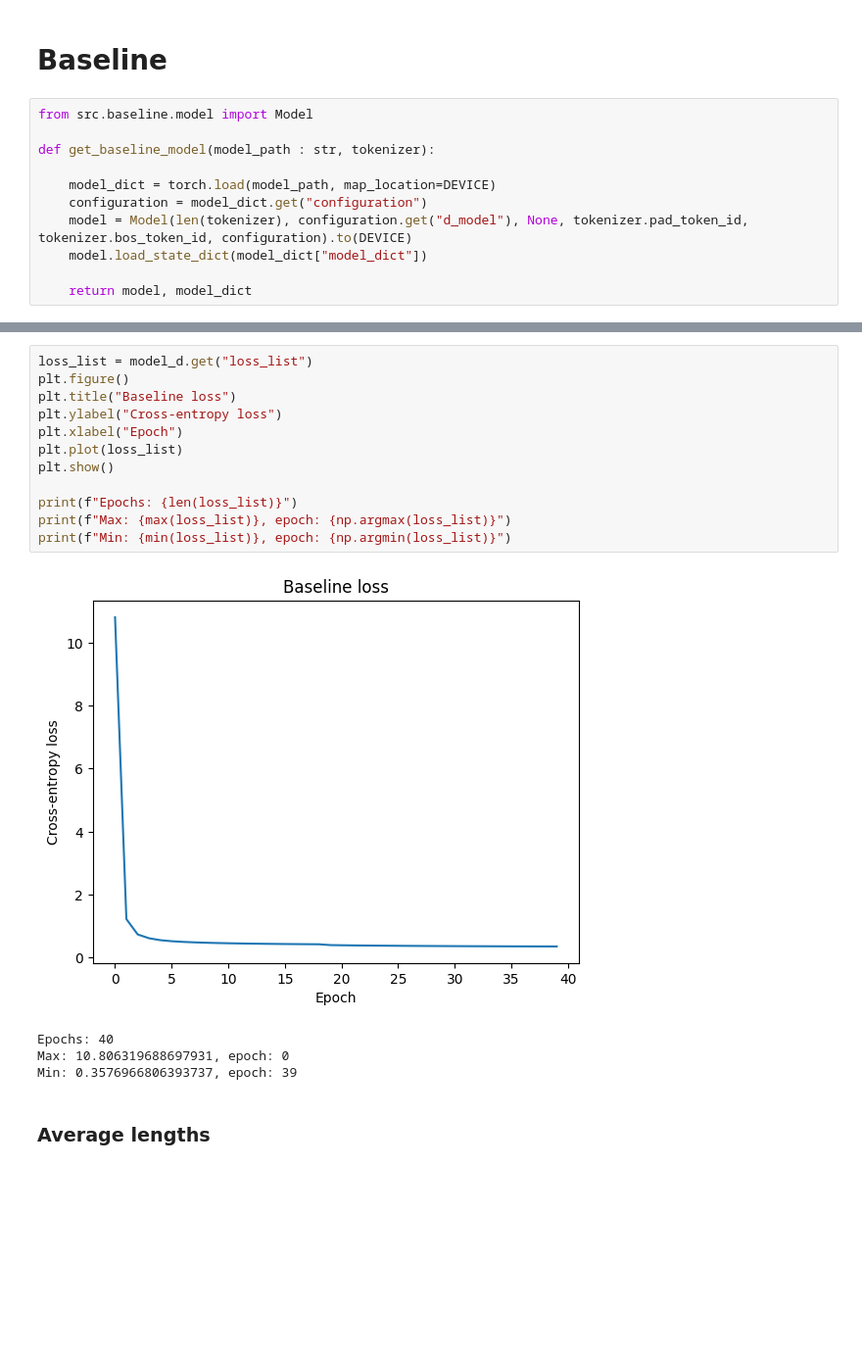
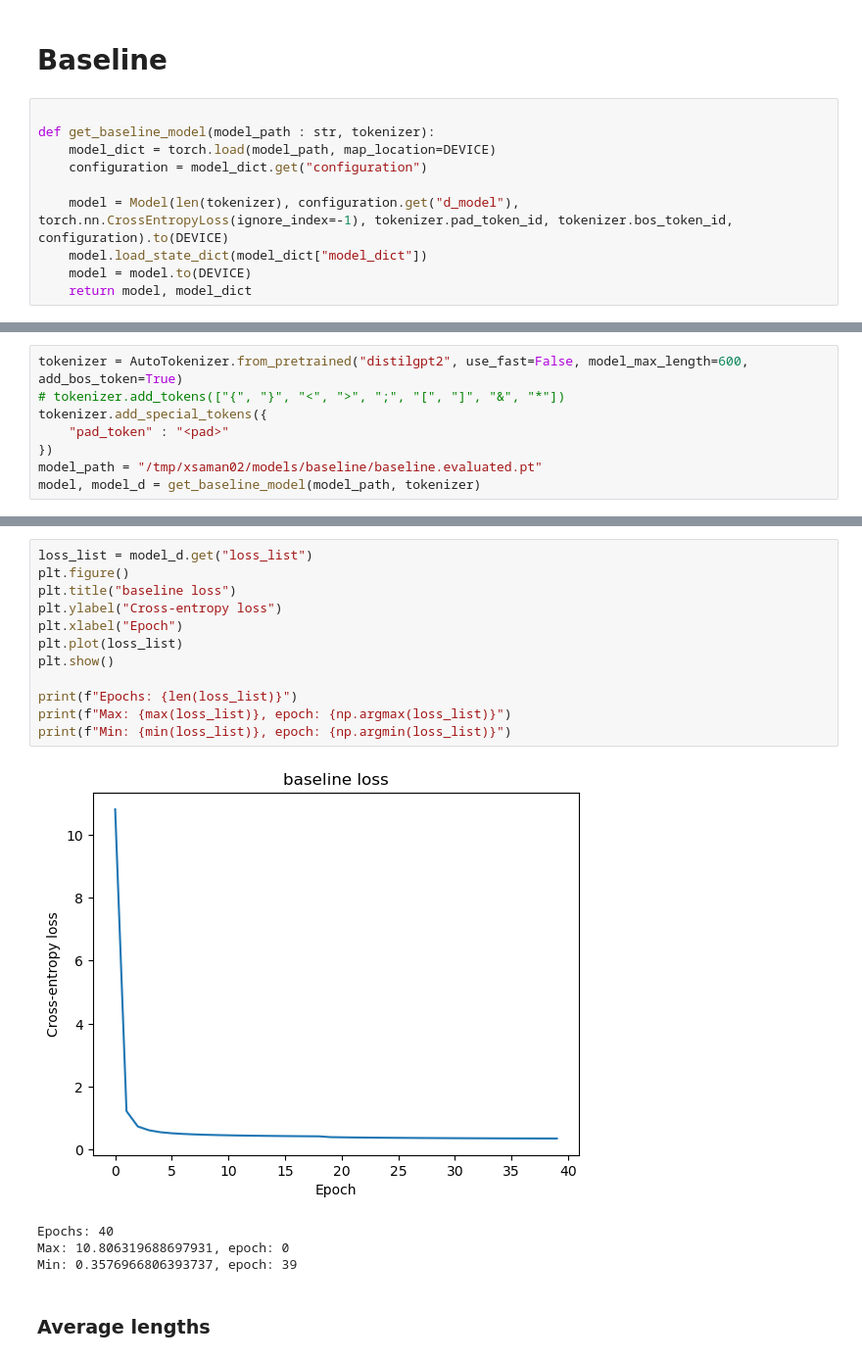
Before and after one commit to Samanek-Jan/Project, a Jupyter notebook: src/baseline/notebooks/evaluate_metrics.ipynb, the cells around one changed output, grey strips where cells are left out. Shown at 98% size. Saved outputs shown, nothing was run; the diff lists cells and outputs as text; blank space fills up the shorter version.

Commit message:
add evaluate metric scripts

```diff
--- a/src/baseline/notebooks/evaluate_metrics.ipynb
+++ b/src/baseline/notebooks/evaluate_metrics.ipynb
@@ -224,13 +227,12 @@ def compute_metrics(sources : List[str], targets : List[str], preds : List[str],
 # %% [markdown]
 # Baseline
 # %%
-from src.baseline.model import Model
 
 def get_baseline_model(model_path : str, tokenizer):
-
     model_dict = torch.load(model_path, map_location=DEVICE)
     configuration = model_dict.get("configuration")
-    model = Model(len(tokenizer), configuration.get("d_model"), None, tokenizer.pad_token_id, tokenizer.bos_token_id, configuration).to(DEVICE)
+
+    model = Model(len(tokenizer), configuration.get("d_model"), torch.nn.CrossEntropyLoss(ignore_index=-1), tokenizer.pad_token_id, tokenizer.bos_token_id, configuration).to(DEVICE)
     model.load_state_dict(model_dict["model_dict"])
-
+    model = model.to(DEVICE)
     return model, model_dict
@@ -246 +239,9 @@ model, model_d = get_baseline_model(model_path, tokenizer)
+# %%
+tokenizer = AutoTokenizer.from_pretrained("distilgpt2", use_fast=False, model_max_length=600, add_bos_token=True)
+# tokenizer.add_tokens(["{", "}", "<", ">", ";", "[", "]", "&", "*"])
+tokenizer.add_special_tokens({
+    "pad_token" : "<pad>"
+})
+model_path = "/tmp/xsaman02/models/baseline/baseline.evaluated.pt"
+model, model_d = get_baseline_model(model_path, tokenizer)
 # %%
@@ -251,17 +332,17 @@ Using random 39 samples
 # %%
 loss_list = model_d.get("loss_list")
 plt.figure()
-plt.title("Baseline loss")
+plt.title("baseline loss")
 plt.ylabel("Cross-entropy loss")
 plt.xlabel("Epoch")
 plt.plot(loss_list)
 plt.show()
 
 print(f"Epochs: {len(loss_list)}")
 print(f"Max: {max(loss_list)}, epoch: {np.argmax(loss_list)}")
 print(f"Min: {min(loss_list)}, epoch: {np.argmin(loss_list)}")
 # %% [output]
-[figure, old version]
+[figure, new version]
 Epochs: 40
 Max: 10.806319688697931, epoch: 0
 Min: 0.3576966806393737, epoch: 39
```
Also changed, not shown: parts of 11 cells of this notebook, 12 other files.
